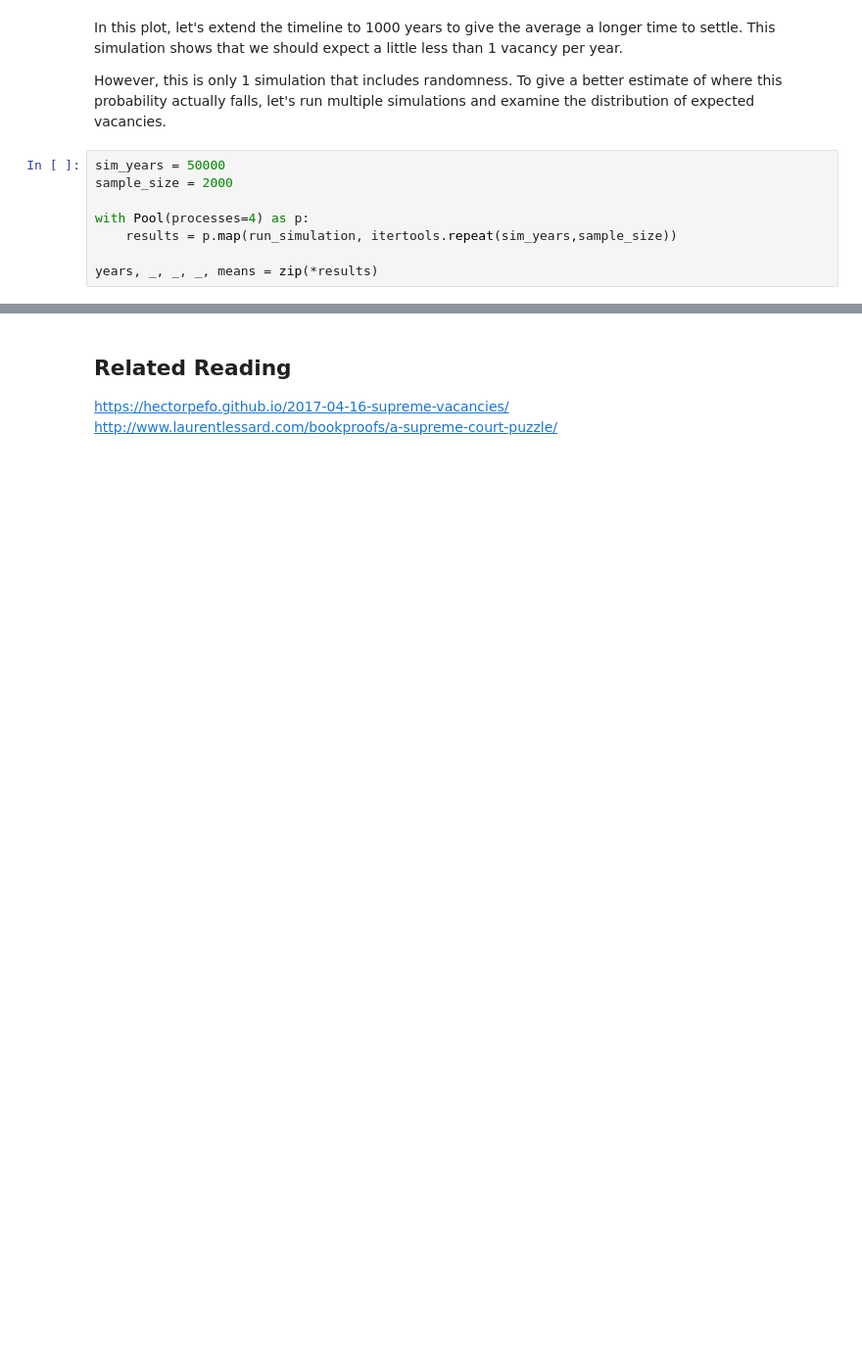
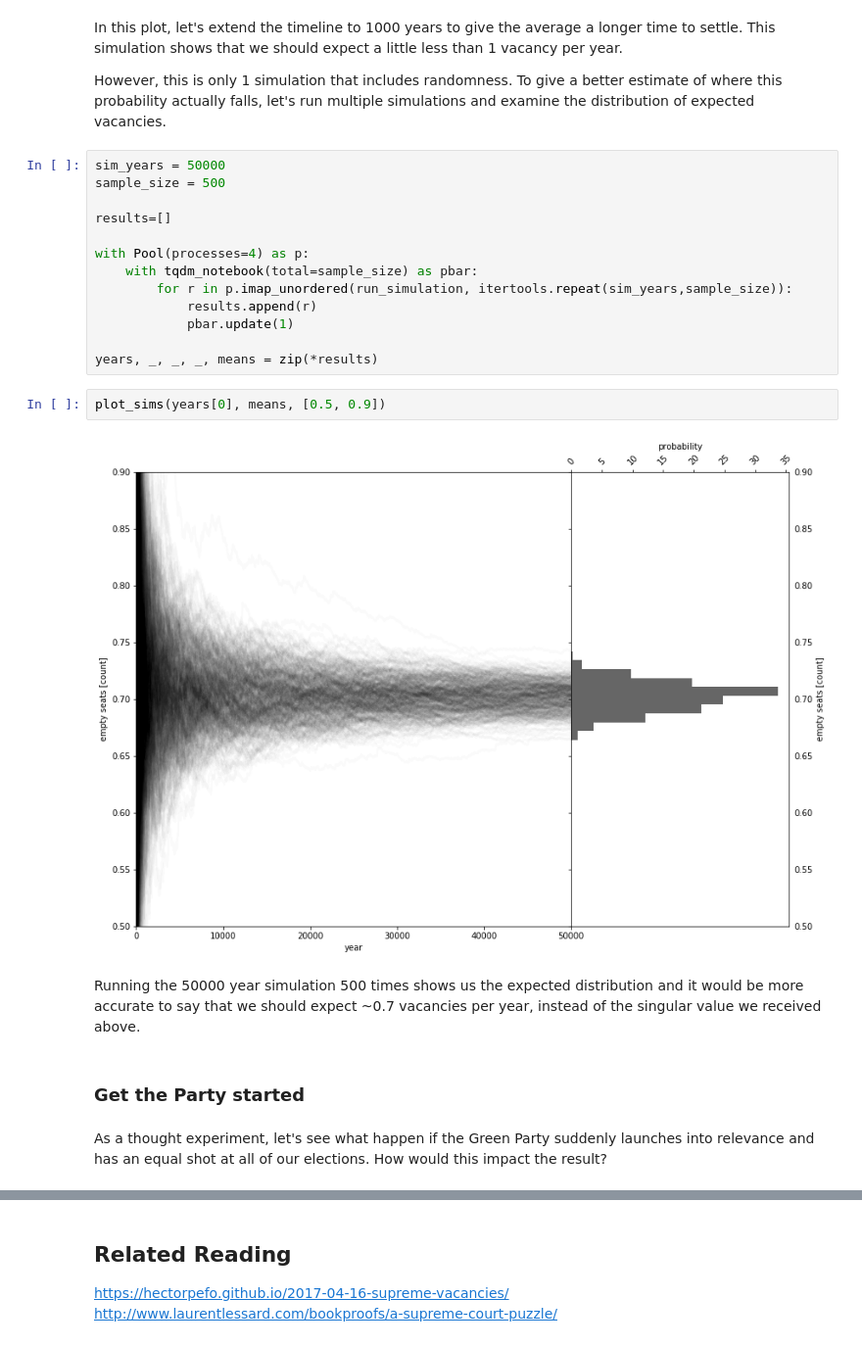
Before and after one commit to andrewzwicky/puzzles, a Jupyter notebook: FiveThirtyEightRiddler/2017-04-14/empty_court_seats.ipynb, the cells around one changed output, grey strips where cells are left out. Shown at 98% size. Cells and saved outputs as stored; diff of their text form; blank space fills up the shorter version.

```diff
--- a/FiveThirtyEightRiddler/2017-04-14/empty_court_seats.ipynb
+++ b/FiveThirtyEightRiddler/2017-04-14/empty_court_seats.ipynb
@@ -205,9 +197,24 @@ In this plot, let's extend the timeline to 1000 years to give the average a long
 However, this is only 1 simulation that includes randomness.  To give a better estimate of where this probability actually falls, let's run multiple simulations and examine the distribution of expected vacancies.
 # %%
 sim_years = 50000
-sample_size = 2000
+sample_size = 500
+
+results=[]
 
 with Pool(processes=4) as p:
-    results = p.map(run_simulation, itertools.repeat(sim_years,sample_size))
+    with tqdm_notebook(total=sample_size) as pbar:
+        for r in p.imap_unordered(run_simulation, itertools.repeat(sim_years,sample_size)):
+            results.append(r)
+            pbar.update(1)
 
 years, _, _, _, means = zip(*results)
+# %%
+plot_sims(years[0], means, [0.5, 0.9])
+# %% [output]
+[figure, added]
+# %% [markdown]
+Running the 50000 year simulation 500 times shows us the expected distribution and it would be more accurate to say that we should expect ~0.7 vacancies per year, instead of the singular value we received above.
+# %% [markdown]
+### Get the Party started
+# %% [markdown]
+As a thought experiment, let's see what happen if the Green Party suddenly launches into relevance and has an equal shot at all of our elections.  How would this impact the result?
```
Also changed, not shown: parts of 20 cells of this notebook, 2 other files.
